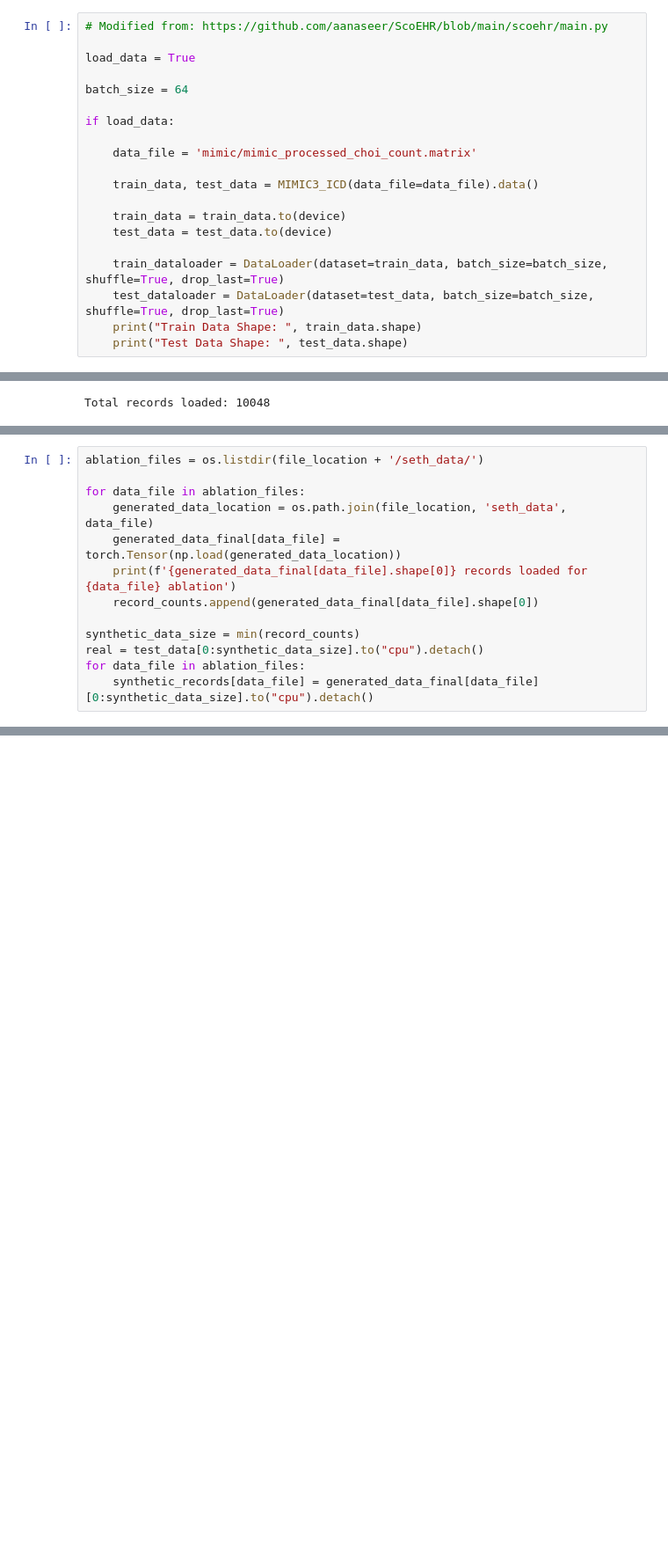
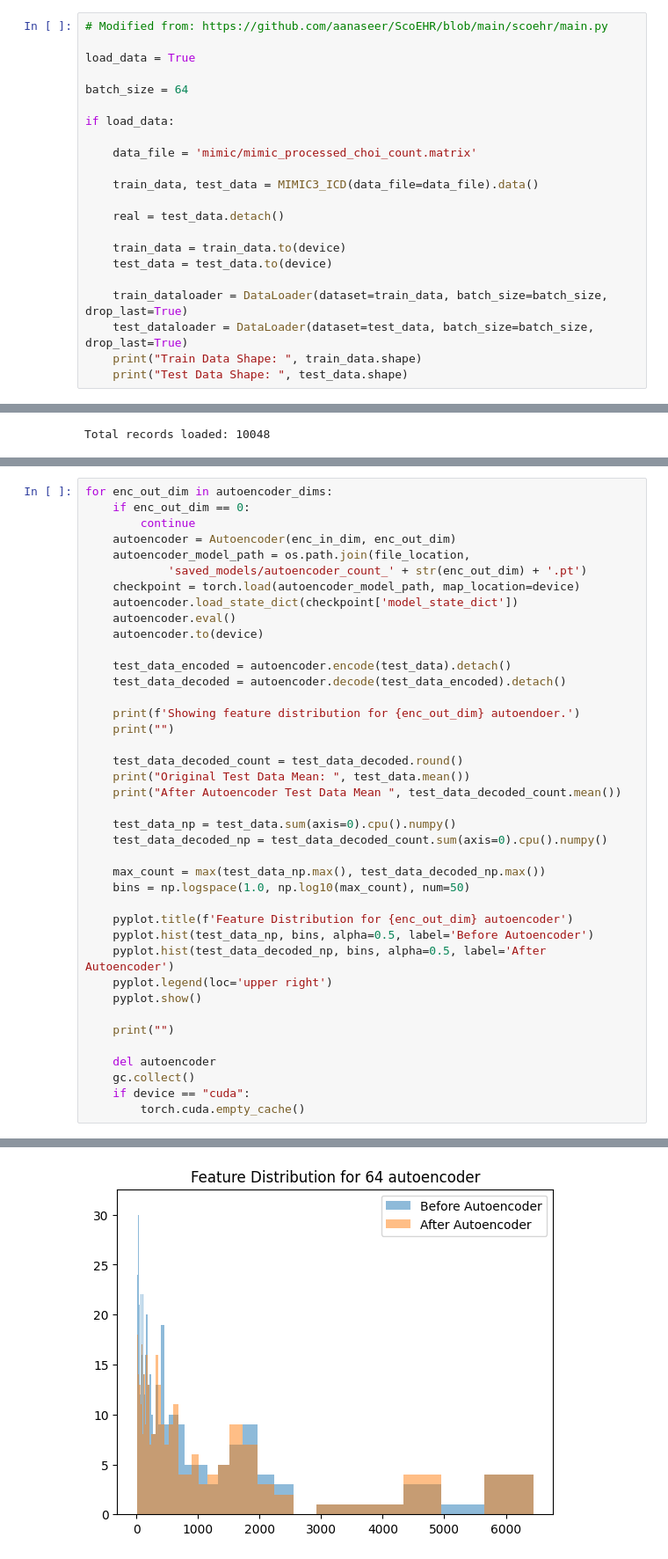
Before and after one commit to sjoslin2/Spring-24-DLH, a Jupyter notebook: Team_97.ipynb, the cells around one changed output, grey strips where cells are left out. Shown at 88% size. Saved outputs shown, nothing was run; the diff lists cells and outputs as text; blank space fills up the shorter version.

```diff
--- a/Team_97.ipynb
+++ b/Team_97.ipynb
@@ -313,11 +334,13 @@ if load_data:
 
     train_data, test_data = MIMIC3_ICD(data_file=data_file).data()
 
+    real = test_data.detach()
+
     train_data = train_data.to(device)
     test_data = test_data.to(device)
 
-    train_dataloader = DataLoader(dataset=train_data, batch_size=batch_size, shuffle=True, drop_last=True)
-    test_dataloader = DataLoader(dataset=test_data, batch_size=batch_size, shuffle=True, drop_last=True)
+    train_dataloader = DataLoader(dataset=train_data, batch_size=batch_size, drop_last=True)
+    test_dataloader = DataLoader(dataset=test_data, batch_size=batch_size, drop_last=True)
     print("Train Data Shape: ", train_data.shape)
     print("Test Data Shape: ", test_data.shape)
 # %% [output]
@@ -1932,13 +2129,0 @@ for enc_out_dim in autoencoder_dims:
-# %%
-ablation_files = os.listdir(file_location + '/seth_data/')
-
-for data_file in ablation_files:
-    generated_data_location = os.path.join(file_location, 'seth_data', data_file)
-    generated_data_final[data_file] = torch.Tensor(np.load(generated_data_location))
-    print(f'{generated_data_final[data_file].shape[0]} records loaded for {data_file} ablation')
-    record_counts.append(generated_data_final[data_file].shape[0])
-
-synthetic_data_size = min(record_counts)
-real = test_data[0:synthetic_data_size].to("cpu").detach()
-for data_file in ablation_files:
-    synthetic_records[data_file] = generated_data_final[data_file][0:synthetic_data_size].to("cpu").detach()
@@ -2373,0 +2774,41 @@ Privacy is NOT protected for 3.43 % of patients
+# %%
+for enc_out_dim in autoencoder_dims:
+    if enc_out_dim == 0:
+        continue
+    autoencoder = Autoencoder(enc_in_dim, enc_out_dim)
+    autoencoder_model_path = os.path.join(file_location,
+            'saved_models/autoencoder_count_' + str(enc_out_dim) + '.pt')
+    checkpoint = torch.load(autoencoder_model_path, map_location=device)
+    autoencoder.load_state_dict(checkpoint['model_state_dict'])
+    autoencoder.eval()
+    autoencoder.to(device)
+
+    test_data_encoded = autoencoder.encode(test_data).detach()
+    test_data_decoded = autoencoder.decode(test_data_encoded).detach()
+
+    print(f'Showing feature distribution for {enc_out_dim} autoendoer.')
+    print("")
+
+    test_data_decoded_count = test_data_decoded.round()
+    print("Original Test Data Mean: ", test_data.mean())
+    print("After Autoencoder Test Data Mean ", test_data_decoded_count.mean())
+
+    test_data_np = test_data.sum(axis=0).cpu().numpy()
+    test_data_decoded_np = test_data_decoded_count.sum(axis=0).cpu().numpy()
+
+    max_count = max(test_data_np.max(), test_data_decoded_np.max())
+    bins = np.logspace(1.0, np.log10(max_count), num=50)
+
+    pyplot.title(f'Feature Distribution for {enc_out_dim} autoencoder')
+    pyplot.hist(test_data_np, bins, alpha=0.5, label='Before Autoencoder')
+    pyplot.hist(test_data_decoded_np, bins, alpha=0.5, label='After Autoencoder')
+    pyplot.legend(loc='upper right')
+    pyplot.show()
+
+    print("")
+
+    del autoencoder
+    gc.collect()
+    if device == "cuda":
+        torch.cuda.empty_cache()
+# %% [output]
@@ -2373,0 +2819 @@ Privacy is NOT protected for 3.43 % of patients
+[figure, added]
```
Also changed, not shown: parts of 90 cells of this notebook.
